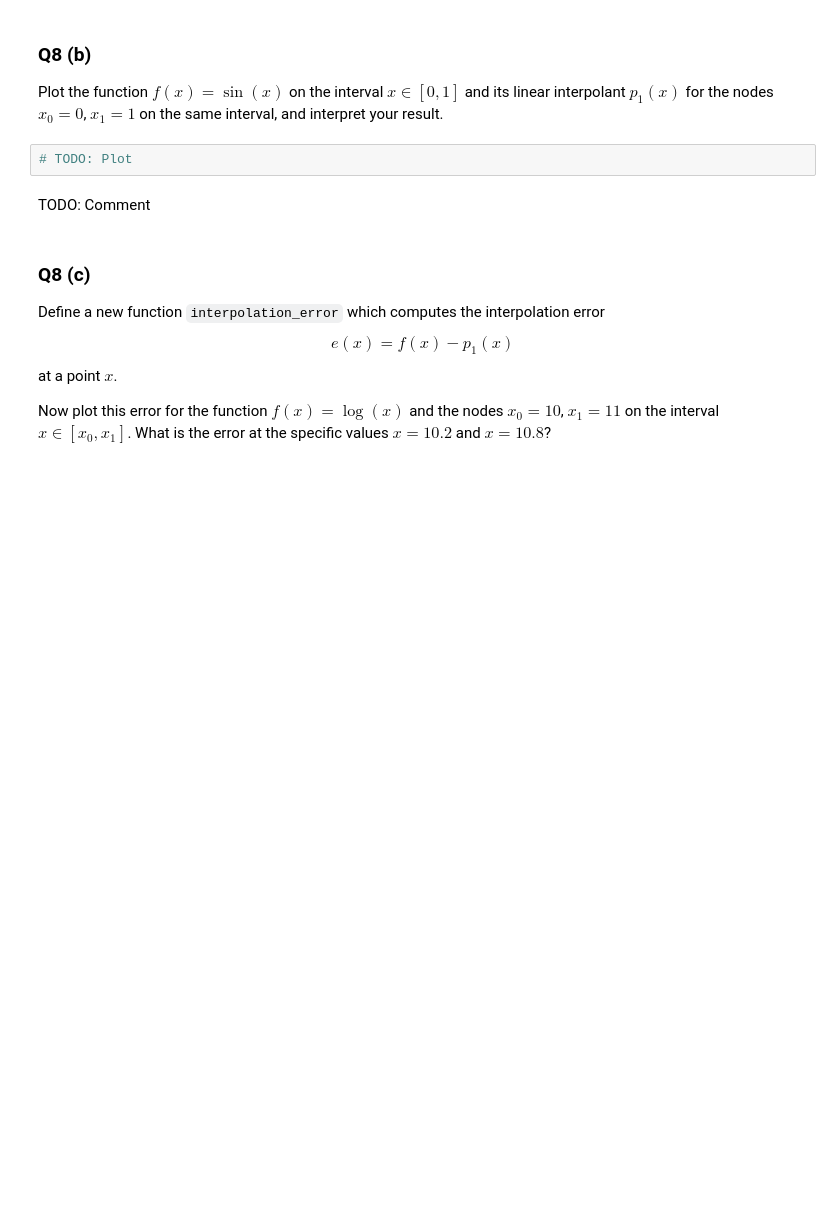
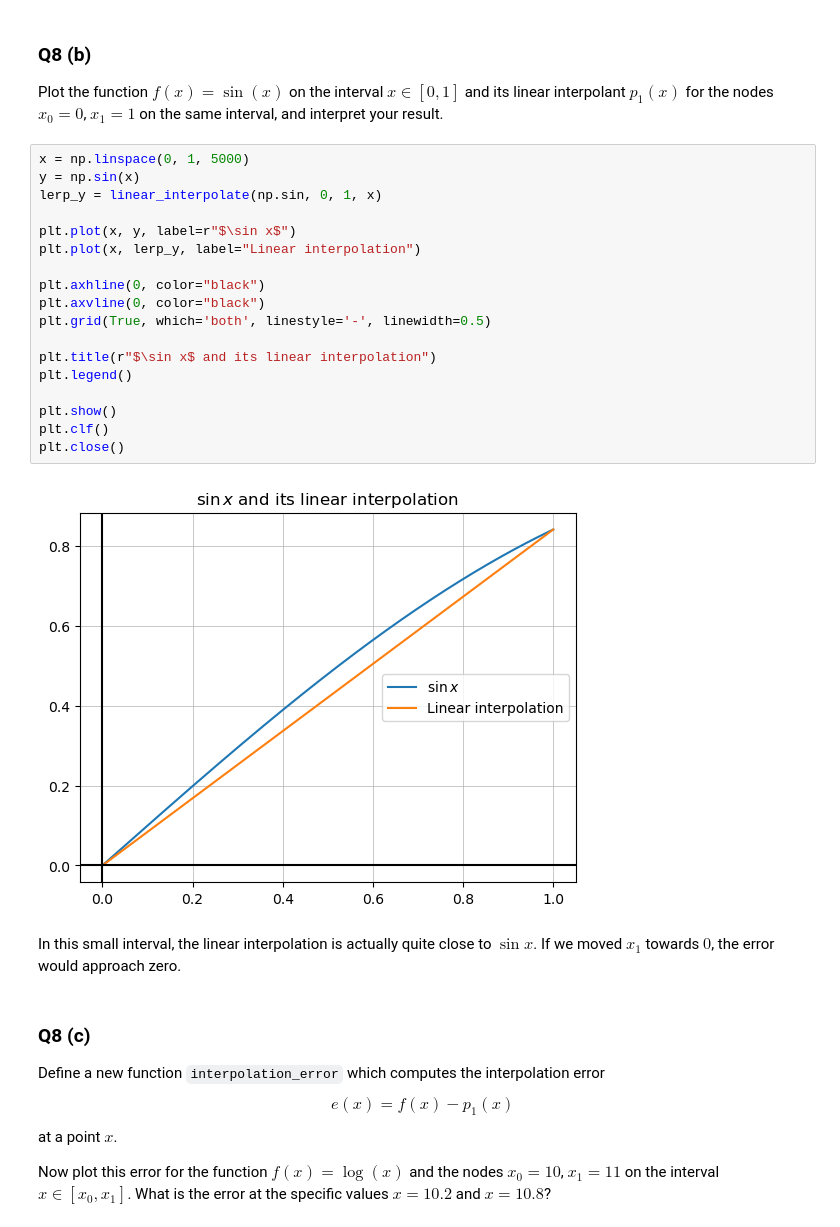
Before and after one commit to DoctorDalek1963/uni, a Jupyter notebook: second-year/MA2K4-Numerical-Methods-and-Computing/Ass-1/Dyson_Dyson_5503449_MA2K4_Assignment_1.ipynb, the cells around one changed output. Saved outputs shown, nothing was run; the diff lists cells and outputs as text; blank space fills up the shorter version.

```diff
--- a/second-year/MA2K4-Numerical-Methods-and-Computing/Ass-1/Dyson_Dyson_5503449_MA2K4_Assignment_1.ipynb
+++ b/second-year/MA2K4-Numerical-Methods-and-Computing/Ass-1/Dyson_Dyson_5503449_MA2K4_Assignment_1.ipynb
@@ -103,9 +103,27 @@ np.float64(1.3639461402385225)
 
 Plot the function $f(x) = \sin(x)$ on the interval $x \in [0, 1]$ and its linear interpolant $p_1(x)$ for the nodes $x_0 = 0$, $x_1 = 1$ on the same interval, and interpret your result.
 # %%
-# TODO: Plot
+x = np.linspace(0, 1, 5000)
+y = np.sin(x)
+lerp_y = linear_interpolate(np.sin, 0, 1, x)
+
+plt.plot(x, y, label=r"$\sin x$")
+plt.plot(x, lerp_y, label="Linear interpolation")
+
+plt.axhline(0, color="black")
+plt.axvline(0, color="black")
+plt.grid(True, which='both', linestyle='-', linewidth=0.5)
+
+plt.title(r"$\sin x$ and its linear interpolation")
+plt.legend()
+
+plt.show()
+plt.clf()
+plt.close()
+# %% [output]
+[figure, added]
 # %% [markdown]
-TODO: Comment
+In this small interval, the linear interpolation is actually quite close to $\sin x$. If we moved $x_1$ towards $0$, the error would approach zero.
 # %% [markdown]
 ### Q8 (c)
 
```
Also changed, not shown: parts of 15 cells of this notebook.
